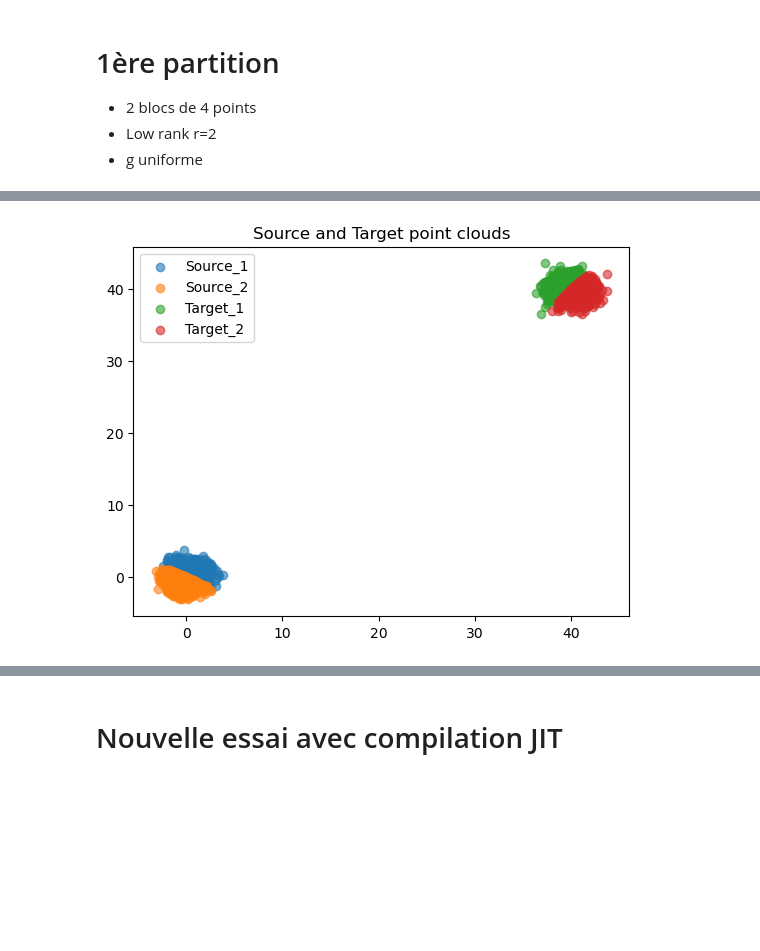
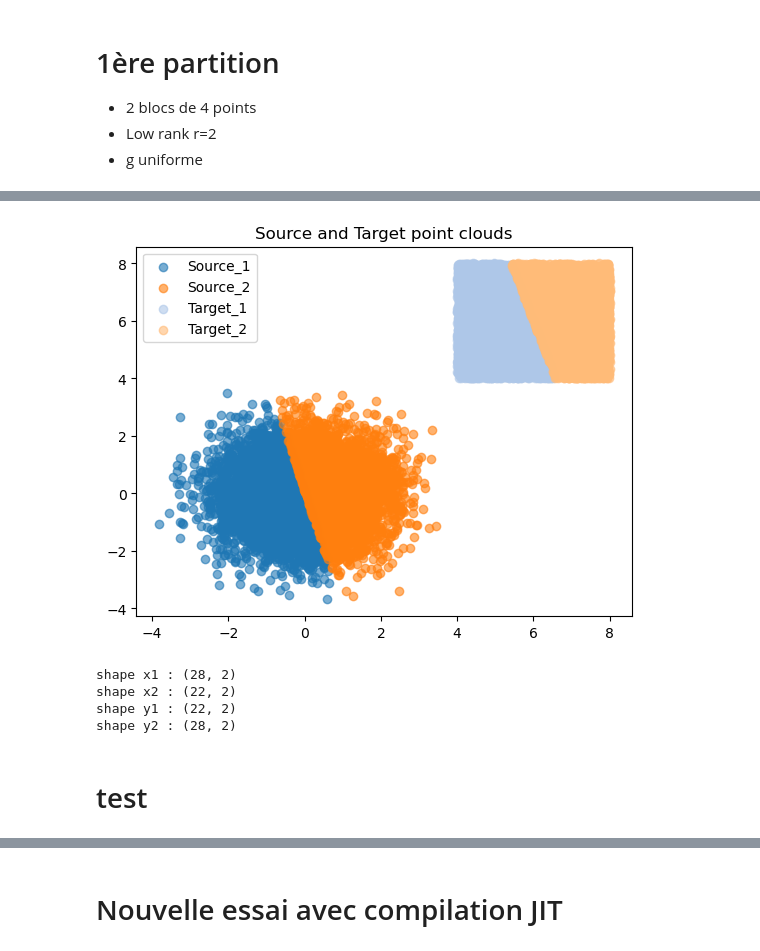
Before and after one commit to PaulToudret/ENSAE-OT_Projet, a Jupyter notebook: nbk/v1_trivial.ipynb, the cells around one changed output, grey strips where cells are left out. Cells and saved outputs as stored; diff of their text form; code cells hidden in the pictures; blank space fills up the shorter version.

Commit message:
Début de rendu avec le nbk OT_vQM

```diff
--- a/nbk/v1_trivial.ipynb
+++ b/nbk/v1_trivial.ipynb
@@ -233,8 +238,8 @@ def create_points(rng, n, d):
     b = a
     return x, y, a, b
 # %%
-rng = jax.random.key(0)
-n, d = 2048, 2
+rng = jax.random.key(4)
+n, d = 10000, 2
 x, y, _, _ = create_points(rng, n=n, d=d)
 # %%
 from jax import tree_util
@@ -280,7 +285,7 @@ import jax
 import jax.numpy as jnp
 from ott.geometry import pointcloud
 from ott.problems.linear import linear_problem
-from ott.initializers.linear.initializers_lr import KMeansInitializer
+from ott.initializers.linear.initializers_lr import Rank2Initializer
 
 def low_rank_ot_uniG(x_block: jnp.ndarray,
                 y_block: jnp.ndarray,
@@ -292,13 +297,13 @@ def low_rank_ot_uniG(x_block: jnp.ndarray,
     # Définir le problème OT linéaire
     ot_prob = linear_problem.LinearProblem(geom)
 
-    # Initialiseur k-means pour facteurs Q, R
-    initializer = KMeansInitializer(rank=rank,
-                                    min_iterations=50,
-                                    max_iterations=2000)
+    # # Initialiseur avec Rank2Initializer pour facteurs Q, R
+    initializer = Rank2Initializer(rank=rank)
 
     # Solver low-rank Sinkhorn compilé via JAX
-    solver = LRSinkhornUniformG(rank=rank,initializer=initializer, lse_mode=False)
+    solver = LRSinkhornUniformG(rank=rank, gamma=3000,
+    initializer=initializer, lse_mode=True)
+
     #solver = jax.jit(LRSinkhornUniformG(rank=rank, initializer=initializer)) La compilation Just in Time ne fonction pas ici
     ot_lr = solver(ot_prob)
 
@@ -327,6 +332,6 @@ def partition(x_block, y_block, rank=2, base_size=1, depth=0):
     part_x = jnp.argmax(Q, axis=1)
     part_y = jnp.argmax(R, axis=1)
 
-    return part_x, part_y
+    return part_x, part_y, (Q, R, g)
 # %%
-partition_x, partition_y = partition(x, y, rank=2)
+partition_x, partition_y, matrice = partition(x, y, rank=2)
@@ -333,28 +356,49 @@ partition_x, partition_y = partition(x, y, rank=2)
 # %%
 import matplotlib.pyplot as plt
 
 # Supposons que partition_x et partition_y soient des array de labels (0 ou 1)
 # Vous vouliez extraire la partition « 1 » pour x, et la partition « 1 » pour y :
 
 mask_x = (partition_x == 1)     # True pour les points de x dans le bloc 1
 mask_y = (partition_y == 1)     # True pour les points de y dans le bloc 1
 
 # Utiliser ~mask pour l’inverse du masque :
 x1 = x[mask_x]     # éléments de x où partition_x == 1 :contentReference[oaicite:0]{index=0}
 x2 = x[~mask_x]    # tous les autres :contentReference[oaicite:1]{index=1}
 
 y1 = y[mask_y]     # éléments de y où partition_y == 1 :contentReference[oaicite:2]{index=2}
 y2 = y[~mask_y]    # tous les autres :contentReference[oaicite:3]{index=3}
 
 # Affichage
-plt.scatter(x1[:, 0], x1[:, 1], label="Source_1", alpha=0.6)
-plt.scatter(x2[:, 0], x2[:, 1], label="Source_2", alpha=0.6)
 
-plt.scatter(y1[:, 0], y1[:, 1], label="Target_1", alpha=0.6)
-plt.scatter(y2[:, 0], y2[:, 1], label="Target_2", alpha=0.6)
+# Couleurs « proches » dans chaque paire
+c_src1 = "#1f77b4"   # bleu foncé
+c_tgt1 = "#aec7e8"   # bleu clair
+
+c_src2 = "#ff7f0e"   # orange foncé
+c_tgt2 = "#ffbb78"   # orange clair
+
+
+plt.scatter(x1[:, 0], x1[:, 1], color=c_src1, label="Source_1", alpha=0.6)
+plt.scatter(x2[:, 0], x2[:, 1], color=c_src2, label="Source_2", alpha=0.6)
+
+plt.scatter(y1[:, 0], y1[:, 1], color=c_tgt1, label="Target_1", alpha=0.6)
+plt.scatter(y2[:, 0], y2[:, 1], color=c_tgt2, label="Target_2", alpha=0.6)
 
 plt.legend()
 plt.title("Source and Target point clouds")
 plt.show()
 # %% [output]
-[figure, old version]
+[figure, new version]
+# %%
+print("shape x1 :", x1.shape)
+print("shape x2 :", x2.shape)
+print("shape y1 :", y1.shape)
+print("shape y2 :", y2.shape)
+# %% [output]
+shape x1 : (28, 2)
+shape x2 : (22, 2)
+shape y1 : (22, 2)
+shape y2 : (28, 2)
+# %% [markdown]
+# test
```
Also changed, not shown: parts of 11 cells of this notebook, 2 other files.
